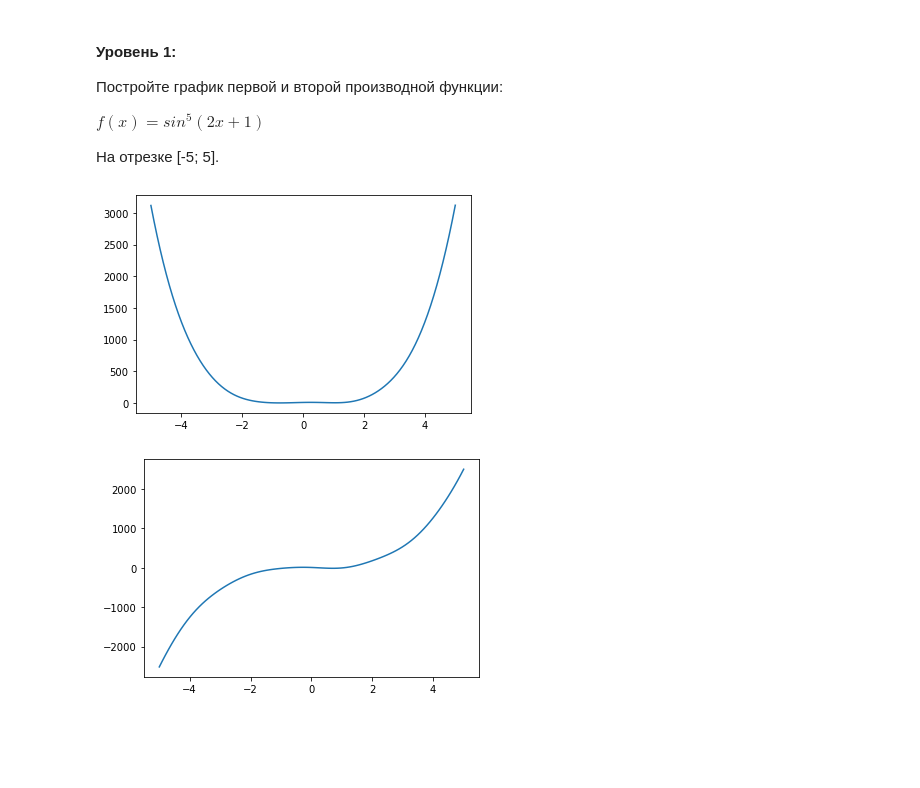
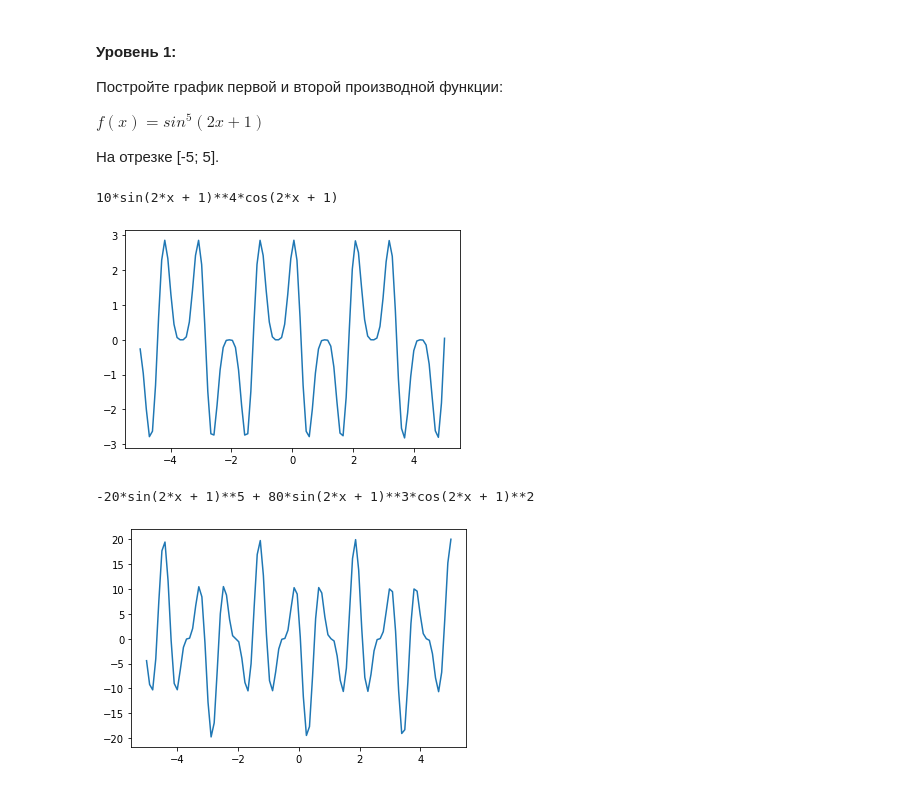
Before and after one commit to LeonardCherepanov/MDS-4, a Jupyter notebook: # 4 .ipynb, the cells around one changed output. Saved outputs shown, nothing was run; the diff lists cells and outputs as text; code cells hidden in the pictures; blank space fills up the shorter version.

```diff
--- a/# 4 .ipynb
+++ b/# 4 .ipynb
@@ -52,21 +53,35 @@ $\displaystyle 15.876947272377$
 $f(x) = sin^5(2x+1)$
 
 На отрезке [-5; 5].
+# %%
+x = sym.Symbol('x')
+f_2 = 𝑠𝑖𝑛(2*𝑥+1)**5
+# Находим первую производную
+
+der_f_1 = f_2.diff(x)
+print(der_f_1) # первая производная
+# %% [output]
+10*sin(2*x + 1)**4*cos(2*x + 1)
 # %%
 import math as m
 import matplotlib.pyplot as plt
 import numpy as np
 
-y = lambda x: 5*x**4 - 3*sin(3*x + 3) + 8*cos(2*x)
+y = lambda x: 10*sin(2*x + 1)**4*cos(2*x + 1)
 xs = np.linspace(-5,5,100)
 plt.plot(xs, [y(x) for x in xs])
 plt.show()
 # %% [output]
-[figure, old version]
+[figure, new version]
+# %%
+der_f_2 = der_f_1.diff(x)
+print(der_f_2) # первая производная
+# %% [output]
+-20*sin(2*x + 1)**5 + 80*sin(2*x + 1)**3*cos(2*x + 1)**2
 # %%
-y = lambda x: 20*x**3 - 16*sin(2*x) - 9*cos(3*x + 3)
+y = lambda x: -20*sin(2*x + 1)**5 + 80*sin(2*x + 1)**3*cos(2*x + 1)**2
 xs = np.linspace(-5,5,100)
 plt.plot(xs, [y(x) for x in xs])
 plt.show()
 # %% [output]
-[figure, old version]
+[figure, new version]
```
Also changed, not shown: parts of 5 cells of this notebook, 1 other file.
